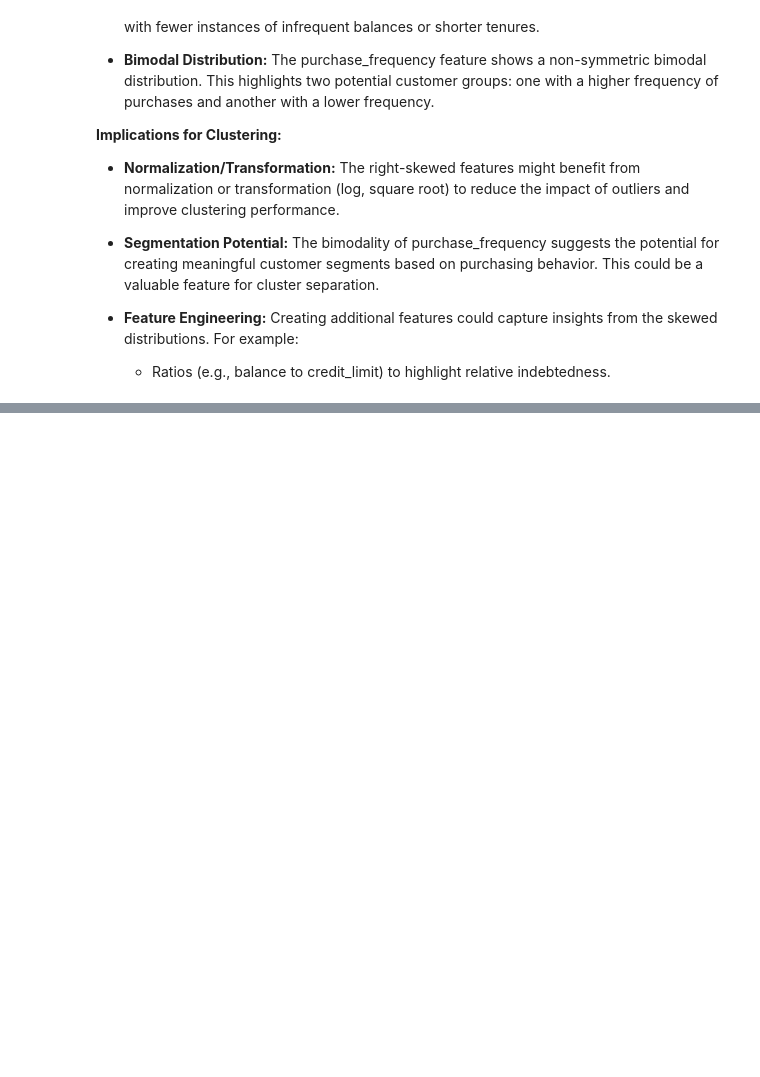
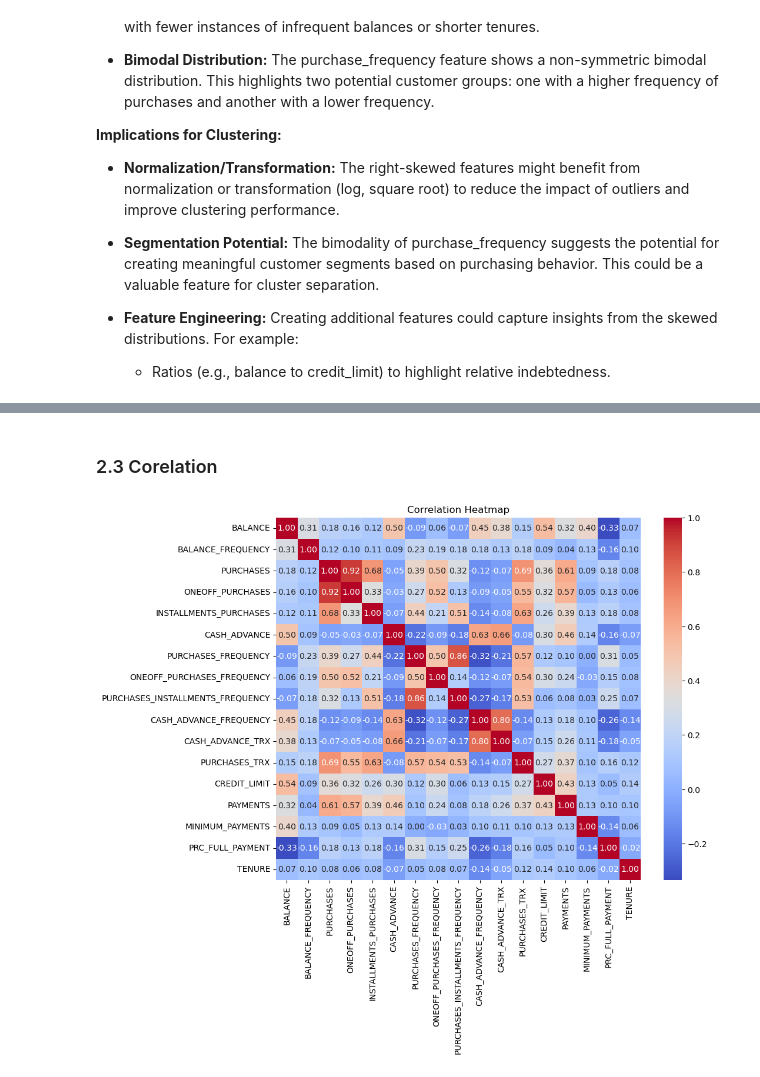
Before and after one commit to kjellrkri/Portfolio, a Jupyter notebook: Credit Card Clustering Analysis/credit_card_clustering_analysis.ipynb, the cells around one changed output, grey strips where cells are left out. Cells and saved outputs as stored; diff of their text form; code cells hidden in the pictures; blank space fills up the shorter version.

```diff
--- a/Credit Card Clustering Analysis/credit_card_clustering_analysis.ipynb
+++ b/Credit Card Clustering Analysis/credit_card_clustering_analysis.ipynb
@@ -368,0 +400,19 @@ for column in numerical_columns.columns:
+# %% [markdown]
+### 2.3 Corelation
+# %%
+# Calculate correlation matrix
+corr_matrix = df.corr()
+
+# Create a new figure for plotting
+fig, ax = plt.subplots(figsize=(10, 8))
+
+# Create correlation heatmap
+sns.heatmap(corr_matrix, annot=True, cmap='coolwarm', fmt=".2f", ax=ax)
+
+# Set title
+ax.set_title('Correlation Heatmap')
+
+# Display the correlation heatmap
+plt.show()
+# %% [output]
+[figure, added]
```
Also changed, not shown: parts of 10 cells of this notebook.
